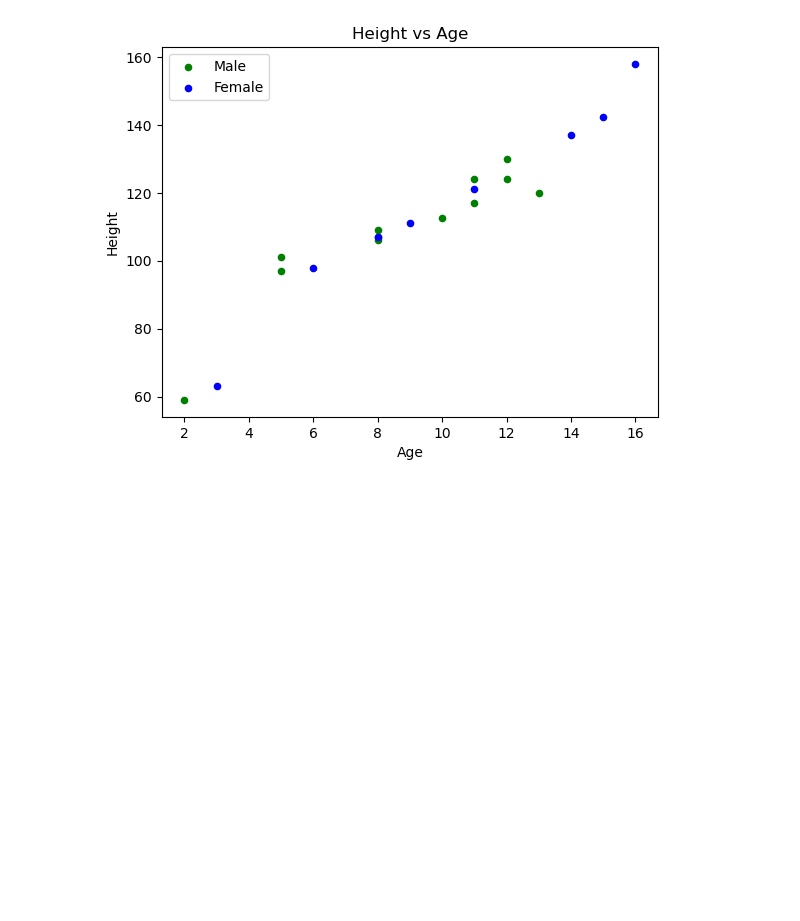
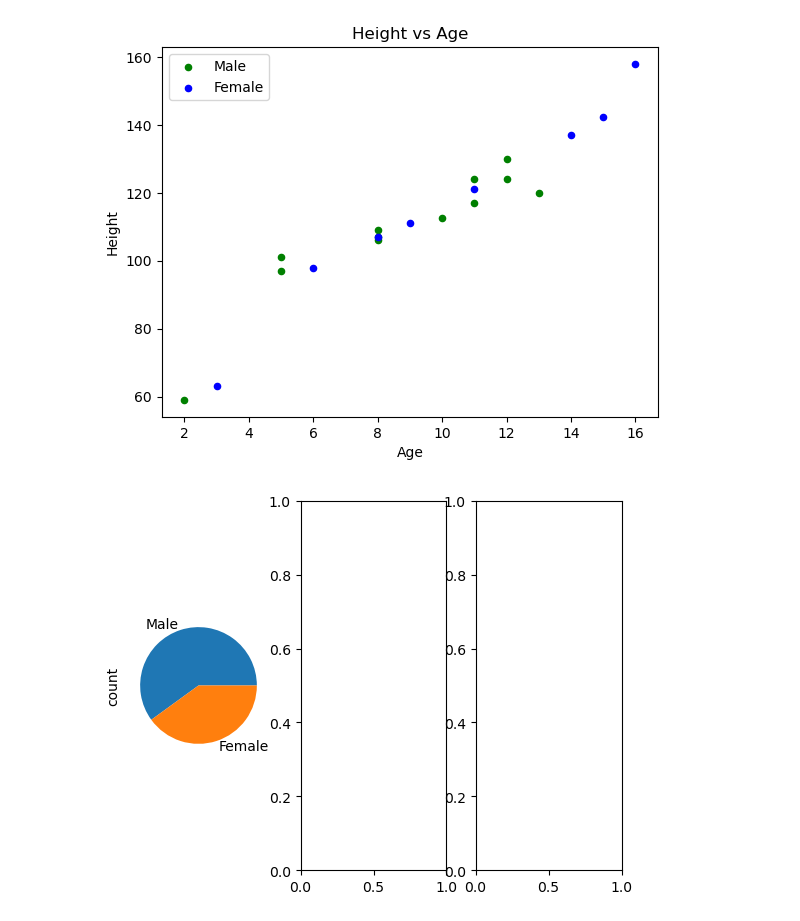
Before and after one commit to lkeegan/jupyter-data-exploration-live, a Jupyter notebook: part2.ipynb, the cells around one changed output. Drawn from its saved outputs; the diff is of its cells as text; code cells hidden in the pictures; blank space fills up the shorter version.

```diff
--- a/part2.ipynb
+++ b/part2.ipynb
@@ -333,3 +333,9 @@ plt.title("Height vs Age")
 plt.show()
 # %% [output]
 [figure]
+# %%
+fig, axs = plt.subplots(ncols=3)
+df.loc[:,"Sex"].value_counts().plot.pie(ax=axs[0])
+plt.show()
+# %% [output]
+[figure, added]
```
